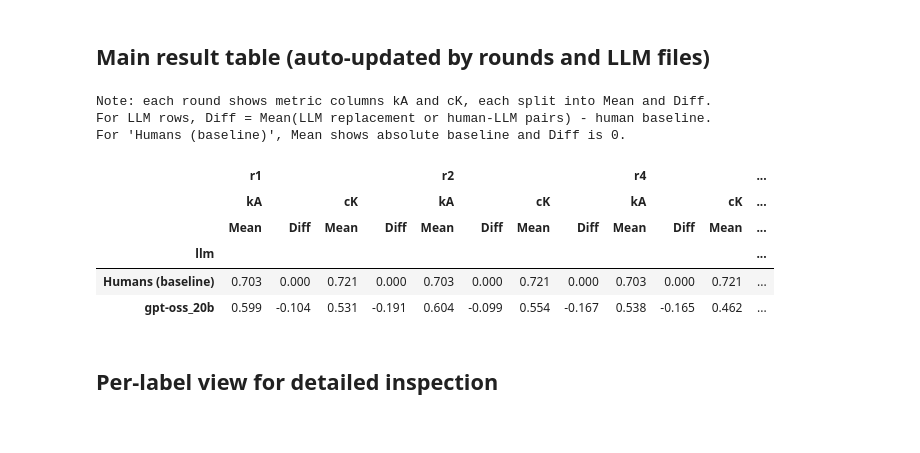
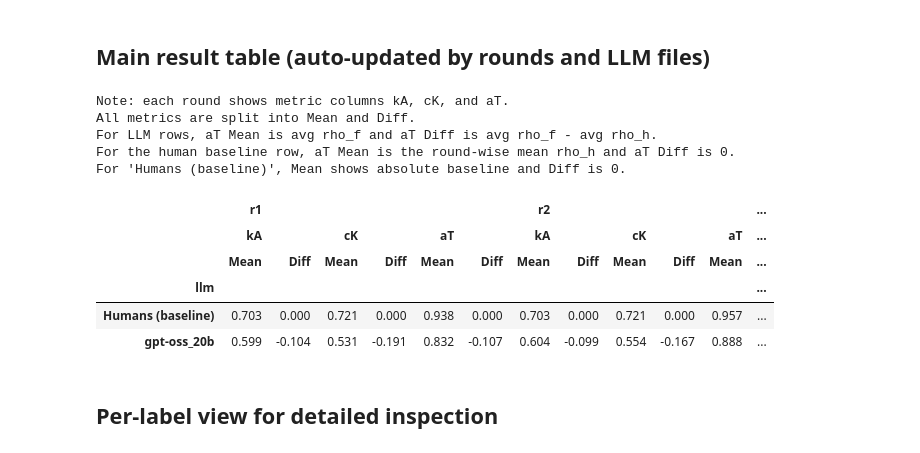
Before and after one commit to Maes95/llm-commit-classification, a Jupyter notebook: analysis/disagreement_analysis.ipynb, the cells around one changed output. Cells and saved outputs as stored; diff of their text form; code cells hidden in the pictures.

Commit message:
Add alt-test to table

```diff
--- a/analysis/disagreement_analysis.ipynb
+++ b/analysis/disagreement_analysis.ipynb
@@ -44,6 +51,15 @@ if not (ROOT / "data").exists():
 DATA_DIR = ROOT / "data"
 HUMAN_DIR = DATA_DIR / "human-annotator-results"
 LLM_ROOT = DATA_DIR / "llm-annotator-results"
+
+# Import Alt-Test utilities from analysis/alt_test/alt_test.py
+ANALYSIS_DIR = ROOT / "analysis"
+if str(ANALYSIS_DIR) not in sys.path:
+    sys.path.append(str(ANALYSIS_DIR))
+
+from alt_test.alt_test import compute_advantage_probabilities, perform_alt_test
+
+ALT_TEST_EPSILON = 0.15
 
 LABELS = ["bfc", "bpc", "prc", "nfc"]
 HUMANS = ["A", "B", "C"]
@@ -390,24 +487,37 @@ main_table = (
     .pivot_table(
         index="llm",
         columns="round",
-        values=["ka_llm_mean_overall", "ka_diff_overall", "kc_llm_mean_overall", "kc_diff_overall"],
+        values=[
+            "ka_llm_mean_overall",
+            "ka_diff_overall",
+            "kc_llm_mean_overall",
+            "kc_diff_overall",
+            "at_llm_mean_overall",
+            "at_diff_overall",
+        ],
         aggfunc="first"
     )
 )
 main_table = main_table.swaplevel(0, 1, axis=1).sort_index(axis=1, level=0)
+
+metric_to_group = {
+    "ka_llm_mean_overall": ("kA", "Mean"),
+    "ka_diff_overall": ("kA", "Diff"),
+    "kc_llm_mean_overall": ("cK", "Mean"),
+    "kc_diff_overall": ("cK", "Diff"),
+    "at_llm_mean_overall": ("aT", "Mean"),
+    "at_diff_overall": ("aT", "Diff"),
+}
+
 main_table.columns = pd.MultiIndex.from_tuples([
-    (
-        rnd,
-        "kA" if metric in ["ka_llm_mean_overall", "ka_diff_overall"] else "cK",
-        "Mean" if metric in ["ka_llm_mean_overall", "kc_llm_mean_overall"] else "Diff",
-    )
+    (rnd, *metric_to_group[metric])
     for rnd, metric in main_table.columns
 ])
 
-# Ensure order inside each round: kA(Mean,Diff), cK(Mean,Diff)
+# Ensure order inside each round: kA(Mean,Diff), cK(Mean,Diff), aT(Mean,Diff)
 ordered_columns = []
 for rnd in sorted(main_table.columns.get_level_values(0).unique()):
-    for metric in ["kA", "cK"]:
+    for metric in ["kA", "cK", "aT"]:
         for value_col in ["Mean", "Diff"]:
             col = (rnd, metric, value_col)
             if col in main_table.columns:
@@ -417,44 +527,51 @@ main_table = main_table[ordered_columns].sort_index().round(3)
 # ── Baseline row ───────────────────────────────────────────────────────────
 ka_base_overall = float(baseline_df.loc["overall", "kA (A,B,C)"])
 ck_base_overall = float(baseline_df.loc["overall", "cK mean"])
+at_human_baseline_by_round = results_df.groupby("round")["at_human_mean_overall"].mean()
 baseline_values = {}
 for col in main_table.columns:
-    _, metric, value_col = col
+    rnd, metric, value_col = col
     if metric == "kA" and value_col == "Mean":
         baseline_values[col] = ka_base_overall
     elif metric == "cK" and value_col == "Mean":
         baseline_values[col] = ck_base_overall
+    elif metric == "aT" and value_col == "Mean":
+        baseline_values[col] = float(at_human_baseline_by_round.get(rnd, np.nan))
     else:
         baseline_values[col] = 0.0
 baseline_row = pd.DataFrame(
     baseline_values,
     index=pd.Index(["Humans (baseline)"], name="llm"),
 )
 baseline_row.columns = main_table.columns
 
 # ── Combined display ───────────────────────────────────────────────────────
 combined = pd.concat([baseline_row, main_table])
 
 # Style: highlight the baseline row
 def highlight_baseline(row):
     if row.name == "Humans (baseline)":
         return ["background-color: #d9ead3; font-weight: bold"] * len(row)
     return [""] * len(row)
 
-print("Note: each round shows metric columns kA and cK, each split into Mean and Diff.")
-print("For LLM rows, Diff = Mean(LLM replacement or human-LLM pairs) - human baseline.")
+print("Note: each round shows metric columns kA, cK, and aT.")
+print("All metrics are split into Mean and Diff.")
+print("For LLM rows, aT Mean is avg rho_f and aT Diff is avg rho_f - avg rho_h.")
+print("For the human baseline row, aT Mean is the round-wise mean rho_h and aT Diff is 0.")
 print("For 'Humans (baseline)', Mean shows absolute baseline and Diff is 0.\n")
 combined.style.apply(highlight_baseline, axis=1).format("{:.3f}", na_rep="—")
 # %% [output]
-Note: each round shows metric columns kA and cK, each split into Mean and Diff.
-For LLM rows, Diff = Mean(LLM replacement or human-LLM pairs) - human baseline.
+Note: each round shows metric columns kA, cK, and aT.
+All metrics are split into Mean and Diff.
+For LLM rows, aT Mean is avg rho_f and aT Diff is avg rho_f - avg rho_h.
+For the human baseline row, aT Mean is the round-wise mean rho_h and aT Diff is 0.
 For 'Humans (baseline)', Mean shows absolute baseline and Diff is 0.
-|  | r1 |  |  |  | r2 |  |  |  | r4 |  |  | ... |
-|  | kA |  | cK |  | kA |  | cK |  | kA |  | cK | ... |
+|  | r1 |  |  |  |  |  | r2 |  |  |  |  | ... |
+|  | kA |  | cK |  | aT |  | kA |  | cK |  | aT | ... |
 |  | Mean | Diff | Mean | Diff | Mean | Diff | Mean | Diff | Mean | Diff | Mean | ... |
 | llm |  |  |  |  |  |  |  |  |  |  |  | ... |
-| Humans (baseline) | 0.703 | 0.000 | 0.721 | 0.000 | 0.703 | 0.000 | 0.721 | 0.000 | 0.703 | 0.000 | 0.721 | ... |
-| gpt-oss_20b | 0.599 | -0.104 | 0.531 | -0.191 | 0.604 | -0.099 | 0.554 | -0.167 | 0.538 | -0.165 | 0.462 | ... |
+| Humans (baseline) | 0.703 | 0.000 | 0.721 | 0.000 | 0.938 | 0.000 | 0.703 | 0.000 | 0.721 | 0.000 | 0.957 | ... |
+| gpt-oss_20b | 0.599 | -0.104 | 0.531 | -0.191 | 0.832 | -0.107 | 0.604 | -0.099 | 0.554 | -0.167 | 0.888 | ... |
 # %% [markdown]
 ## Per-label view for detailed inspection
 # %%
```
Also changed, not shown: parts of 6 cells of this notebook.
